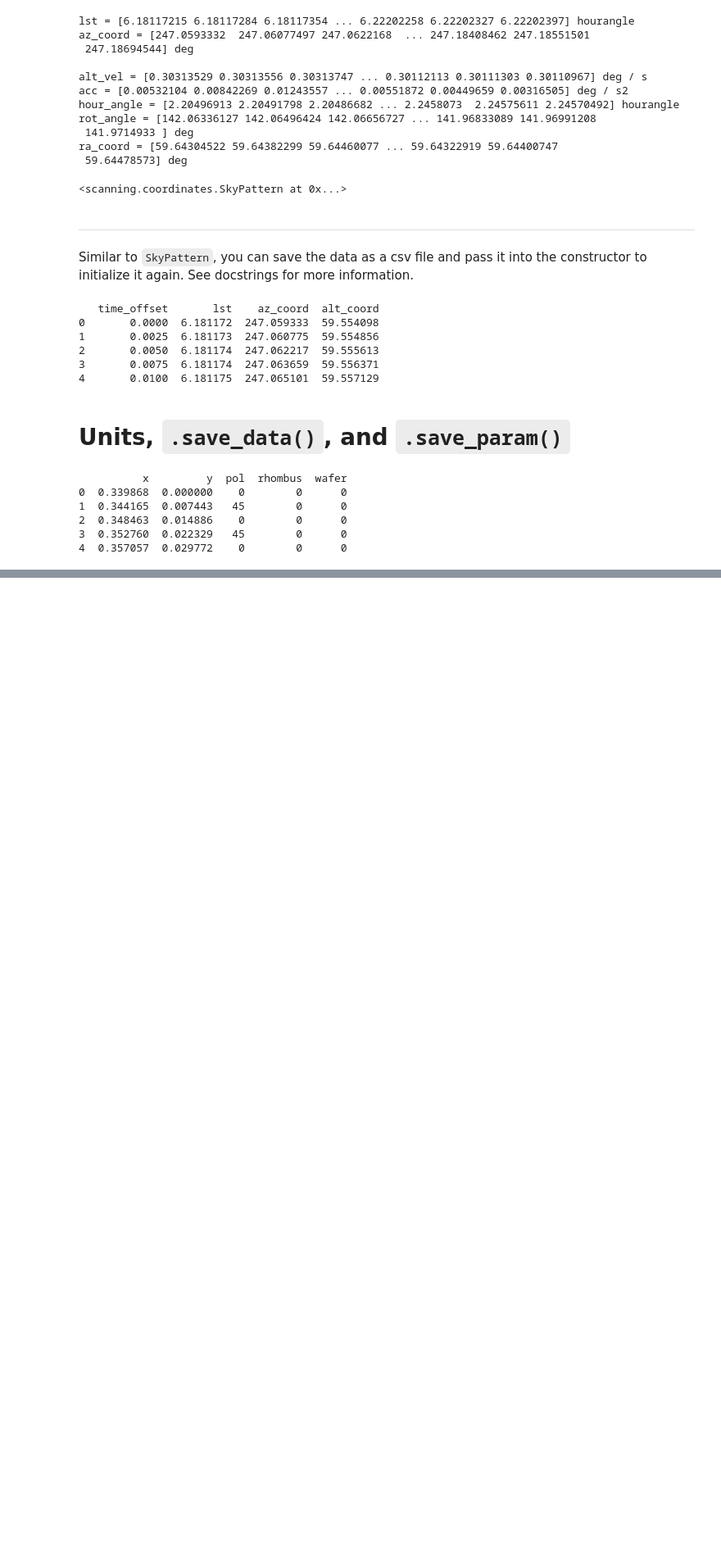
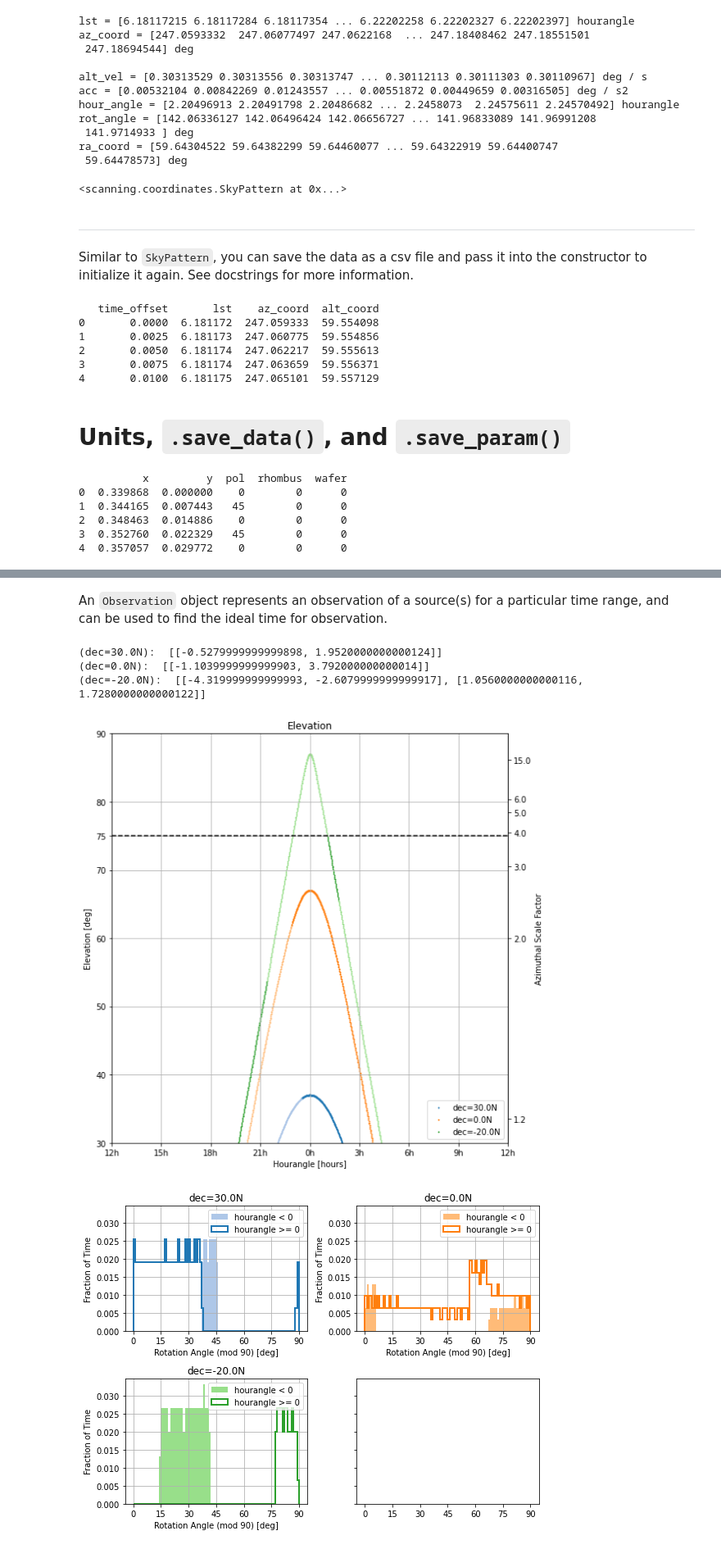
Before and after one commit to ccatp/scan_patterns, a Jupyter notebook: tutorials/basics.ipynb, the cells around one changed output, grey strips where cells are left out. Shown at 82% size. Cells and saved outputs as stored; diff of their text form; code cells hidden in the pictures; blank space fills up the shorter version.

Commit message:
added custom plotting and Observation to tutorial

```diff
--- a/tutorials/basics.ipynb
+++ b/tutorials/basics.ipynb
@@ -394,0 +402,2 @@ mod_data = camera.Module(mod_dict)
+# %% [markdown]
+An `Observation` object represents an observation of a source(s) for a particular time range, and can be used to find the ideal time for observation.
@@ -394,0 +406,14 @@ mod_data = camera.Module(mod_dict)
+# %%
+# pass a list of declinations
+# defaults to an hour angle range of -12 to 12
+obs1 = Observation([30, 0, -20])
+
+# search for when the objects fit the following condition
+valid_ranges = obs1.filter(min_elev=30, max_elev=75, min_rot_rate=15)
+visualization.filter_observation(obs1, plot='elevation', min_elev=30, max_elev=75, min_rot_rate=15)
+# %% [output]
+(dec=30.0N):  [[-0.5279999999999898, 1.9520000000000124]]
+(dec=0.0N):  [[-1.1039999999999903, 3.792000000000014]]
+(dec=-20.0N):  [[-4.319999999999993, -2.6079999999999917], [1.0560000000000116, 1.7280000000000122]]
+[figure, added]
+[figure, added]
```
Also changed, not shown: parts of 6 cells of this notebook.
